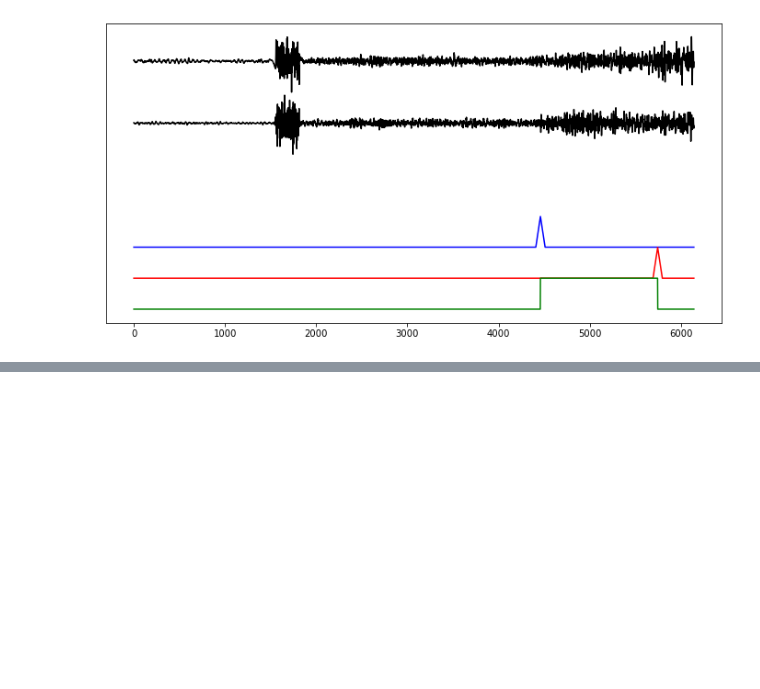
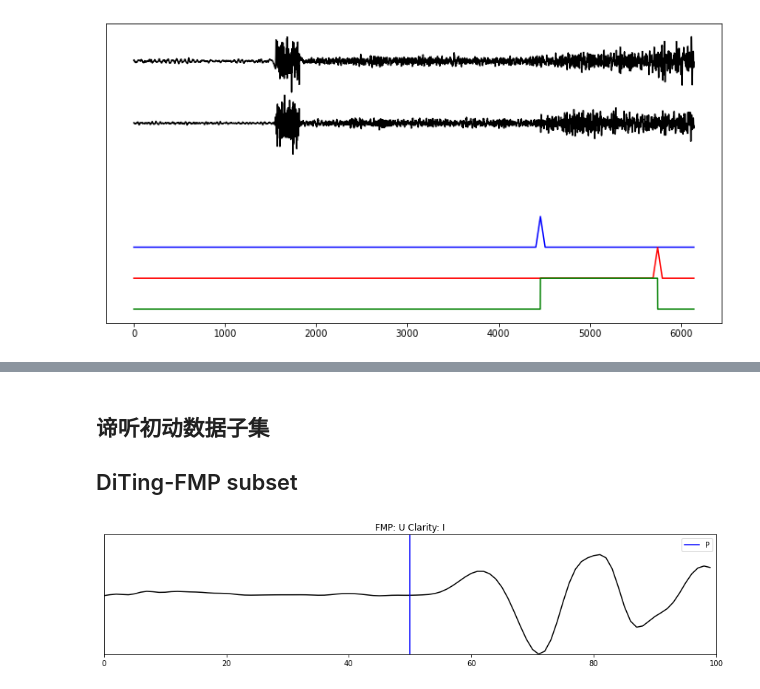
Before and after one commit to MrXiaoXiao/DiTingTools, a Jupyter notebook: examples/01_visualize_common_datasets/Inspect common datasets [浏览常用的数据集].ipynb, the cells around one changed output, grey strips where cells are left out. Drawn from its saved outputs; the diff is of its cells as text; code cells hidden in the pictures; blank space fills up the shorter version.

```diff
--- a/examples/01_visualize_common_datasets/Inspect common datasets [浏览常用的数据集].ipynb
+++ b/examples/01_visualize_common_datasets/Inspect common datasets [浏览常用的数据集].ipynb
@@ -1154,0 +1070,43 @@ for output_data in final_training_sample_dataset.batch(batch_size).take(1):
+# %% [markdown]
+## 谛听初动数据子集
+## DiTing-FMP subset
+# %%
+# 在此修改数据集路径
+# change path here
+DiTingDatasetPath = '/mnt/GPT_disk/DL_datasets/DiTing330km_publish_50Hz/'
+# 加载数据集CSV文件
+# load csv file
+DiTing_330km_csv = pd.read_csv(DiTingDatasetPath + 'DiTing330km_total.csv',dtype = {'key': str})
+DiTing_motion_sub_csv = DiTing_330km_csv.loc[(DiTing_330km_csv.p_motion == 'U') | (DiTing_330km_csv.p_motion == 'D') | (DiTing_330km_csv.p_motion == 'C') | (DiTing_330km_csv.p_motion == 'R')]
+# %%
+# check waveform and label
+random_id = np.random.randint(len(DiTing_motion_sub_csv))
+random_line = DiTing_motion_sub_csv.iloc[random_id]
+
+part = random_line['part']
+key = random_line['key']
+
+p_t = int(random_line['p_pick']*2)
+
+p_motion =  random_line['p_motion']
+p_sharpness = random_line['p_clarity']
+
+waveform = get_from_DiTing(part=part, key=key, h5file_path=DiTingDatasetPath)
+
+plt.figure(figsize=(12,3))
+plot_half_length = 50
+temp_plot = waveform[p_t - plot_half_length:p_t + plot_half_length,0]
+temp_plot -= np.mean(temp_plot)
+temp_plot /= np.max(np.abs(temp_plot))
+plt.plot(temp_plot, color='k' )
+plt.plot([plot_half_length,plot_half_length],[-1,5],color='b',label='P')
+plt.ylim([-1,1])
+plt.xlim([0,temp_plot.shape[0]])
+plt.yticks([])
+plt.title('FMP: {} Clarity: {}'.format(p_motion, p_sharpness))
+plt.legend()
+plt.tight_layout()
+plt.show()
+plt.close()
+# %% [output]
+[figure, added]
```
Also changed, not shown: parts of 30 cells of this notebook, 4 other files.
